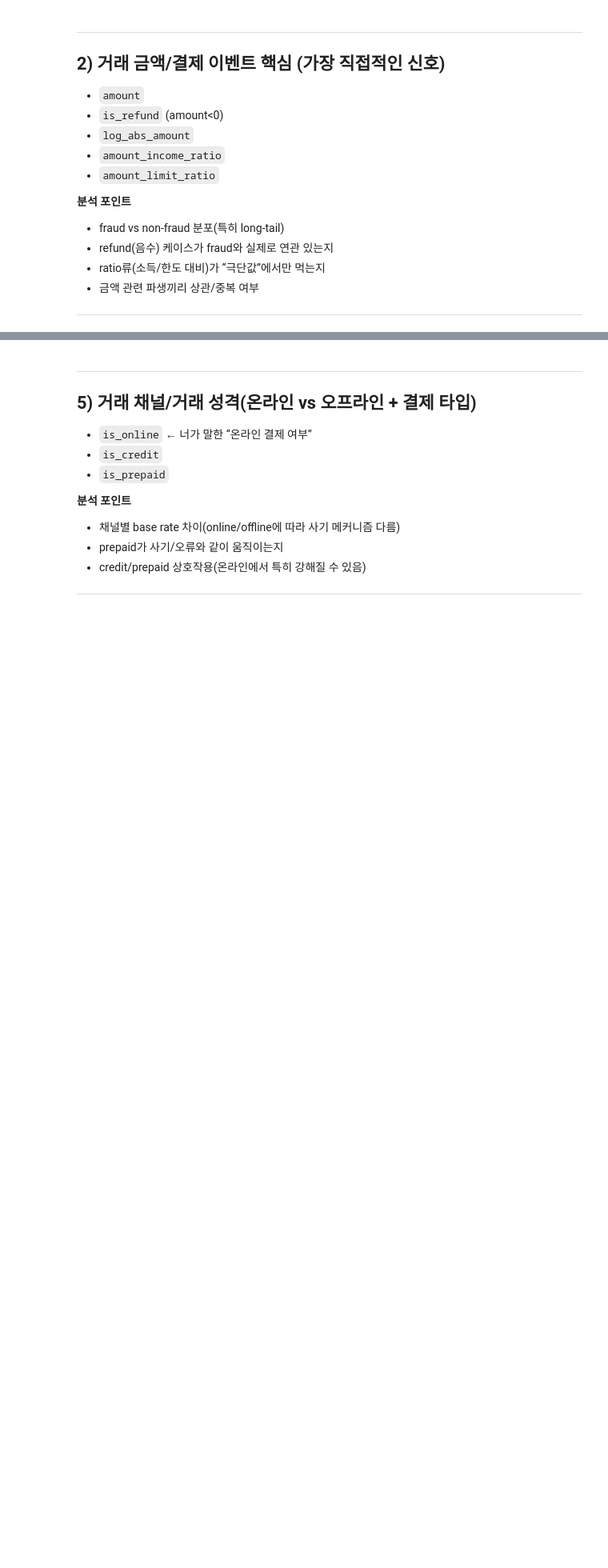
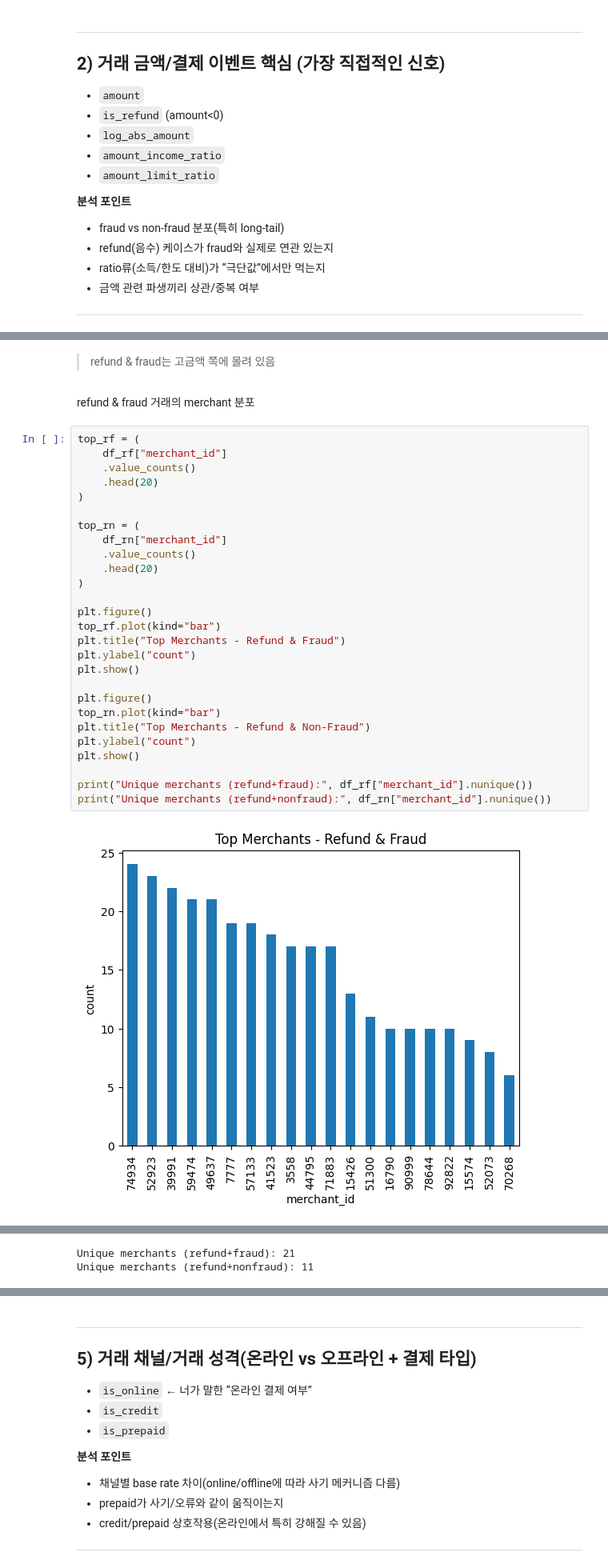
Before and after one commit to BDAIFin/knk, a Jupyter notebook: feature_signal_screening.ipynb, the cells around one changed output, grey strips where cells are left out. Shown at 80% size. Cells and saved outputs as stored; diff of their text form; blank space fills up the shorter version.

```diff
--- a/feature_signal_screening.ipynb
+++ b/feature_signal_screening.ipynb
@@ -834,0 +963,33 @@ High fraud period는
+# %% [markdown]
+> refund & fraud는 고금액 쪽에 몰려 있음
+# %% [markdown]
+refund & fraud 거래의 merchant 분포
+# %%
+top_rf = (
+    df_rf["merchant_id"]
+    .value_counts()
+    .head(20)
+)
+
+top_rn = (
+    df_rn["merchant_id"]
+    .value_counts()
+    .head(20)
+)
+
+plt.figure()
+top_rf.plot(kind="bar")
+plt.title("Top Merchants - Refund & Fraud")
+plt.ylabel("count")
+plt.show()
+
+plt.figure()
+top_rn.plot(kind="bar")
+plt.title("Top Merchants - Refund & Non-Fraud")
+plt.ylabel("count")
+plt.show()
+
+print("Unique merchants (refund+fraud):", df_rf["merchant_id"].nunique())
+print("Unique merchants (refund+nonfraud):", df_rn["merchant_id"].nunique())
+# %% [output]
+[figure, added]
@@ -834,0 +997,2 @@ High fraud period는
+Unique merchants (refund+fraud): 21
+Unique merchants (refund+nonfraud): 11
```
Also changed, not shown: parts of 30 cells of this notebook.
